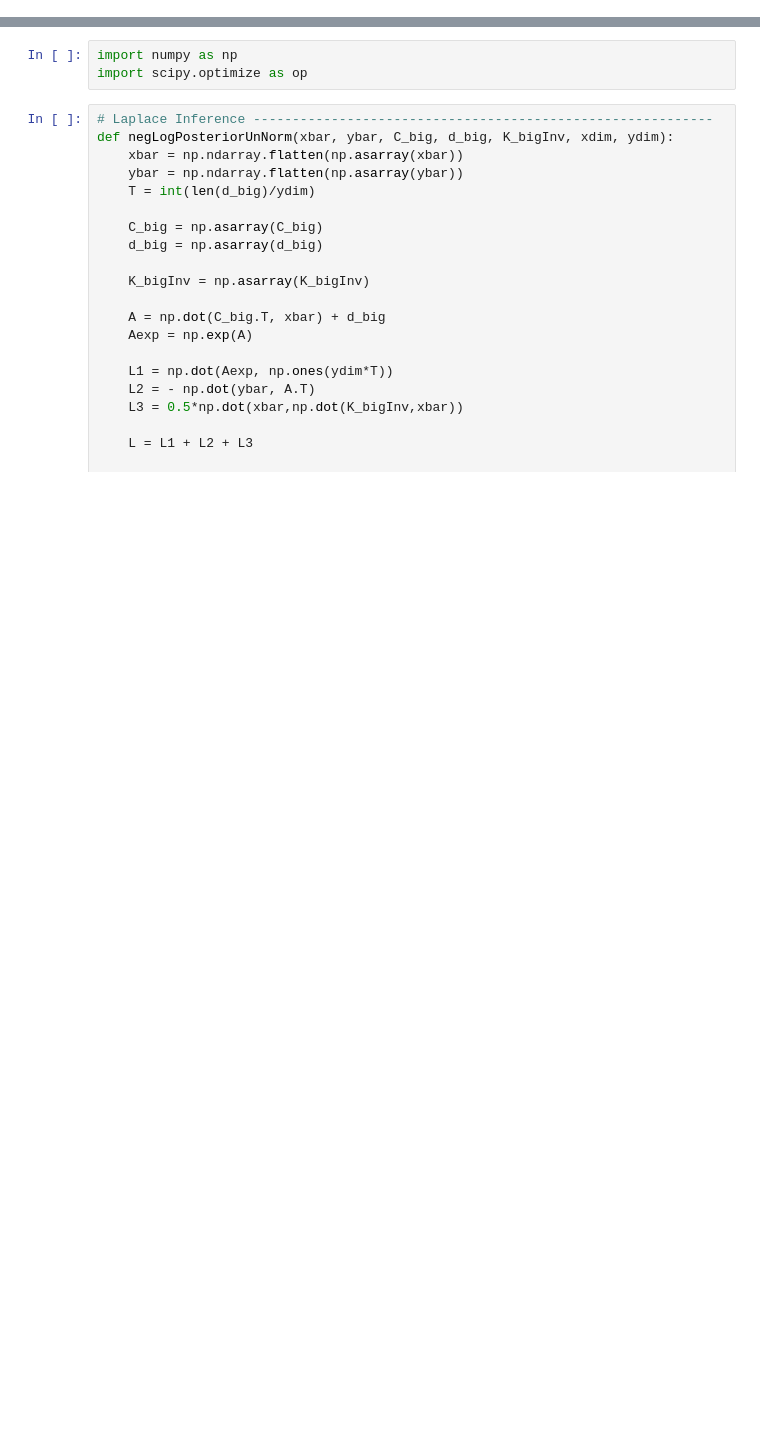
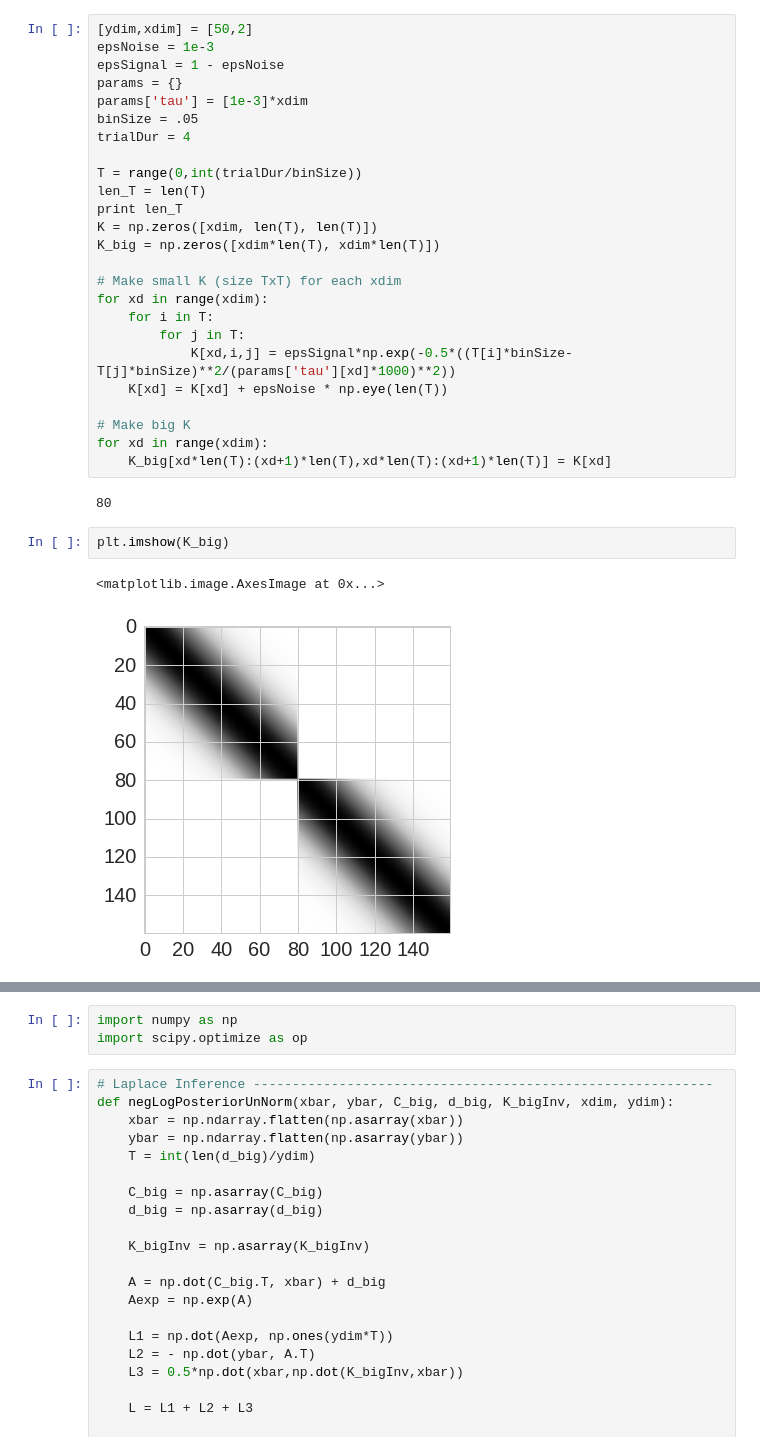
Before and after one commit to yves-weissenberger/GPR, a Jupyter notebook: Poisson_GPFA.ipynb, the cells around one changed output, grey strips where cells are left out. Saved outputs shown, nothing was run; the diff lists cells and outputs as text; blank space fills up the shorter version.

```diff
--- a/Poisson_GPFA.ipynb
+++ b/Poisson_GPFA.ipynb
@@ -25,0 +146,32 @@ import twoptb as MP
+# %%
+[ydim,xdim] = [50,2]
+epsNoise = 1e-3
+epsSignal = 1 - epsNoise
+params = {}
+params['tau'] = [1e-3]*xdim
+binSize = .05
+trialDur = 4
+
+T = range(0,int(trialDur/binSize))
+len_T = len(T)
+print len_T
+K = np.zeros([xdim, len(T), len(T)])
+K_big = np.zeros([xdim*len(T), xdim*len(T)])
+
+# Make small K (size TxT) for each xdim
+for xd in range(xdim):
+    for i in T:
+        for j in T:
+            K[xd,i,j] = epsSignal*np.exp(-0.5*((T[i]*binSize-T[j]*binSize)**2/(params['tau'][xd]*1000)**2))
+    K[xd] = K[xd] + epsNoise * np.eye(len(T))
+
+# Make big K
+for xd in range(xdim):
+    K_big[xd*len(T):(xd+1)*len(T),xd*len(T):(xd+1)*len(T)] = K[xd]
+# %% [output]
+80
+# %%
+plt.imshow(K_big)
+# %% [output]
+<matplotlib.image.AxesImage at 0x...>
+[figure, added]
```
Also changed, not shown: parts of 22 cells of this notebook.
